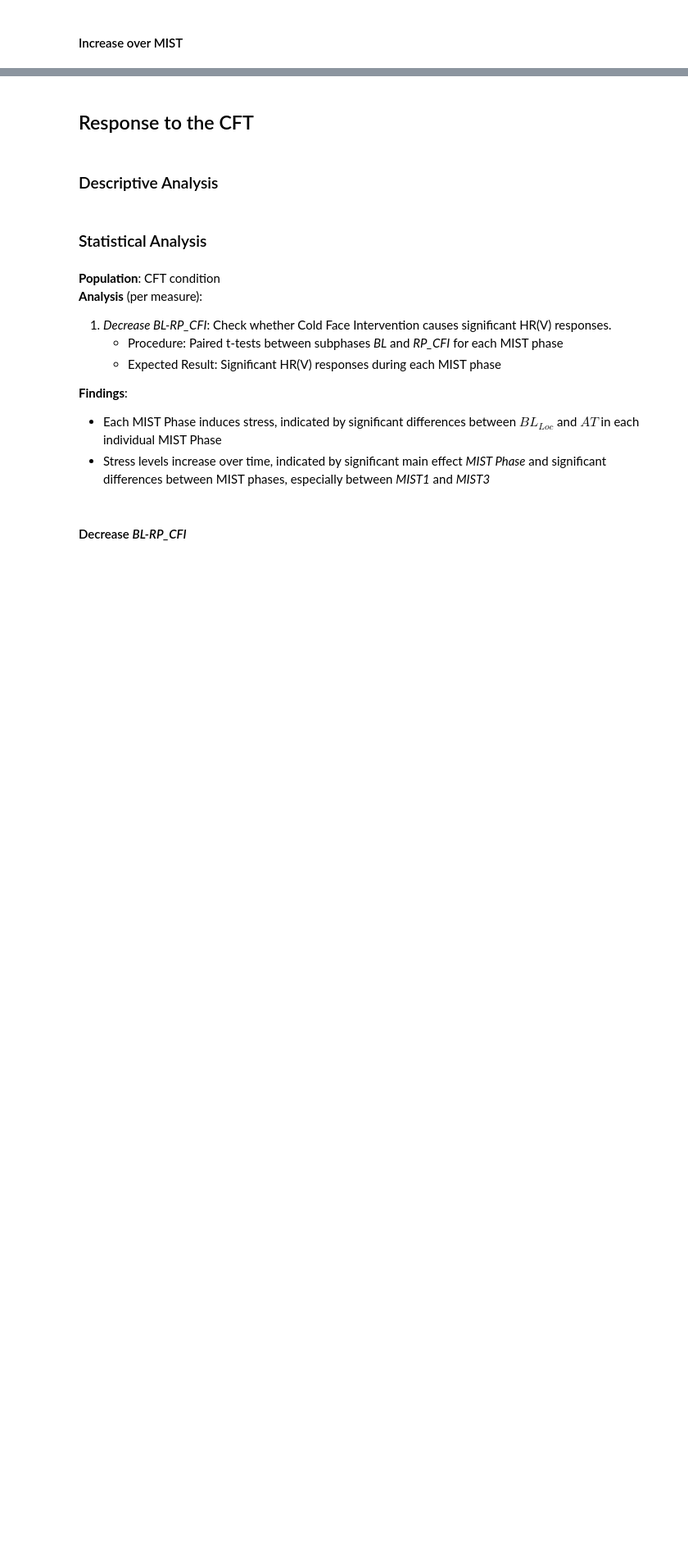
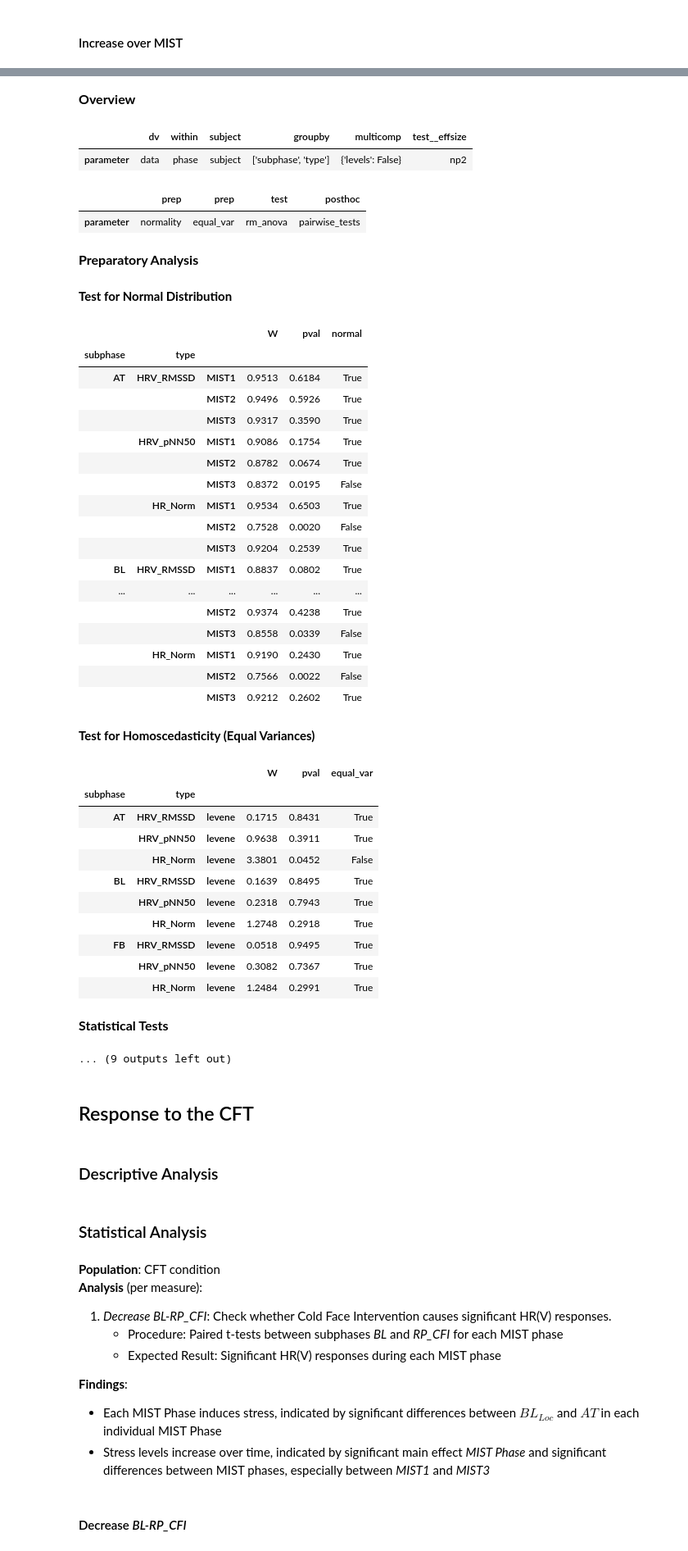
Before and after one commit to mad-lab-fau/cft-analysis, a Jupyter notebook: experiments/2022_scientific_reports/notebooks/analysis/ECG_Analysis.ipynb, the cells around one changed output, grey strips where cells are left out. Shown at 82% size. Drawn from its saved outputs; the diff is of its cells as text; code cells hidden in the pictures; blank space fills up the shorter version.

```diff
--- a/experiments/2022_scientific_reports/notebooks/analysis/ECG_Analysis.ipynb
+++ b/experiments/2022_scientific_reports/notebooks/analysis/ECG_Analysis.ipynb
@@ -171,13 +258,14 @@ display(hr_analysis.head())
 #################################################################
 display(Markdown("##### Statistics"))
 
-steps = [("prep", "normality"), ("prep", "equal_var"), ("test", "rm_anova"), ("posthoc", "pairwise_ttests")]
+steps = [("prep", "normality"), ("prep", "equal_var"), ("test", "rm_anova"), ("posthoc", "pairwise_tests")]
 params = {
     "dv": "data",
     "within": "phase",
     "subject": "subject",
     "groupby": ["subphase", "type"],
     "multicomp": {"levels": False},
+    "test__effsize": "np2",
 }
 
 stats = bp.stats.StatsPipeline(steps, params)
@@ -213,7 +301,7 @@ df_latex = stats.results_to_latex_table(
     multirow=True,
 )
 
-print(df_latex)
+# print(df_latex)
 
 
 #################################################################
@@ -227,7 +315,7 @@ column_value_order = {"type": ["HR_Norm", "HRV_RMSSD", "HRV_pNN50"]}
 column_rename_map = {"HR_Norm": "$\Delta HR$", "HRV_RMSSD": "RMSSD", "HRV_pNN50": "pRR50"}
 
 df_latex_posthoc = stats.results_to_latex_table(
-    "pairwise_ttests",
+    "pairwise_tests",
     unstack_levels=["type"],
     show_a_b=True,
     column_kws={"column_value_order": column_value_order, "column_rename_map": column_rename_map},
@@ -242,10 +330,11 @@ df_latex_posthoc = stats.results_to_latex_table(
     position="h",
 )
 
-print(stats.stats_to_latex("pairwise_ttests"))
-print(df_latex_posthoc)
+print(stats.stats_to_latex("pairwise_tests"))
+# print(df_latex_posthoc)
 
 for path in [tex_path, paper_tex_path]:
     if path is not None:
         path.joinpath("tab_hrv_response_mist_phases.tex").open(mode="w+").write(df_latex)
         path.joinpath("tab_hrv_response_mist_phases_posthoc.tex").open(mode="w+").write(df_latex_posthoc)
+# %% [output]
@@ -252,3 +350,42 @@ for path in [tex_path, paper_tex_path]:
+<font size="3"><b> Overview </b></font>
+|  | dv | within | subject | groupby | multicomp | test__effsize |
+| parameter | data | phase | subject | ['subphase', 'type'] | {'levels': False} | np2 |
+|  | prep | prep | test | posthoc |
+| parameter | normality | equal_var | rm_anova | pairwise_tests |
+<font size="3"><b> Preparatory Analysis </b></font>
+**Test for Normal Distribution**
+|  |  |  | W | pval | normal |
+| subphase | type |  |  |  |  |
+| AT | HRV_RMSSD | MIST1 | 0.9513 | 0.6184 | True |
+|  |  | MIST2 | 0.9496 | 0.5926 | True |
+|  |  | MIST3 | 0.9317 | 0.3590 | True |
+|  | HRV_pNN50 | MIST1 | 0.9086 | 0.1754 | True |
+|  |  | MIST2 | 0.8782 | 0.0674 | True |
+|  |  | MIST3 | 0.8372 | 0.0195 | False |
+|  | HR_Norm | MIST1 | 0.9534 | 0.6503 | True |
+|  |  | MIST2 | 0.7528 | 0.0020 | False |
+|  |  | MIST3 | 0.9204 | 0.2539 | True |
+| BL | HRV_RMSSD | MIST1 | 0.8837 | 0.0802 | True |
+| ... | ... | ... | ... | ... | ... |
+|  |  | MIST2 | 0.9374 | 0.4238 | True |
+|  |  | MIST3 | 0.8558 | 0.0339 | False |
+|  | HR_Norm | MIST1 | 0.9190 | 0.2430 | True |
+|  |  | MIST2 | 0.7566 | 0.0022 | False |
+|  |  | MIST3 | 0.9212 | 0.2602 | True |
+**Test for Homoscedasticity (Equal Variances)**
+|  |  |  | W | pval | equal_var |
+| subphase | type |  |  |  |  |
+| AT | HRV_RMSSD | levene | 0.1715 | 0.8431 | True |
+|  | HRV_pNN50 | levene | 0.9638 | 0.3911 | True |
+|  | HR_Norm | levene | 3.3801 | 0.0452 | False |
+| BL | HRV_RMSSD | levene | 0.1639 | 0.8495 | True |
+|  | HRV_pNN50 | levene | 0.2318 | 0.7943 | True |
+|  | HR_Norm | levene | 1.2748 | 0.2918 | True |
+| FB | HRV_RMSSD | levene | 0.0518 | 0.9495 | True |
+|  | HRV_pNN50 | levene | 0.3082 | 0.7367 | True |
+|  | HR_Norm | levene | 1.2484 | 0.2991 | True |
+<font size="3"><b> Statistical Tests </b></font>
+... (9 outputs left out)
 # %% [markdown]
 ## Response to the CFT
 # %%
```
Also changed, not shown: parts of 6 cells of this notebook, 25 other files.
